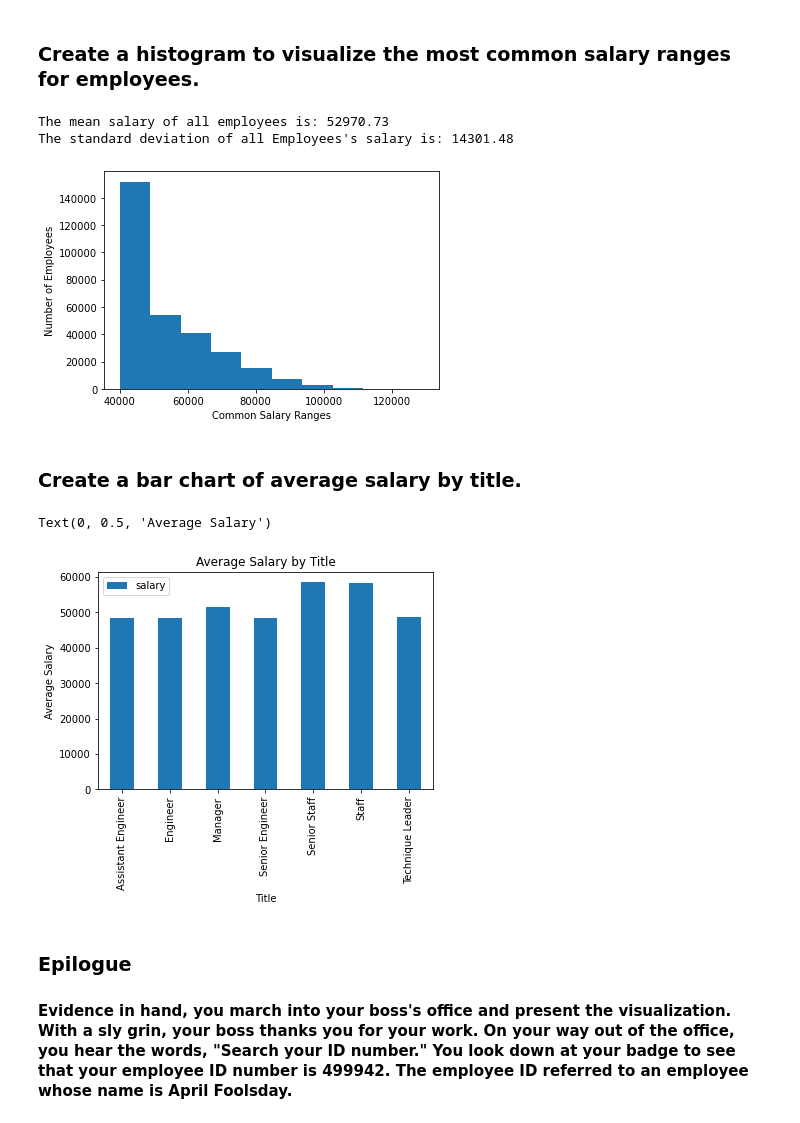
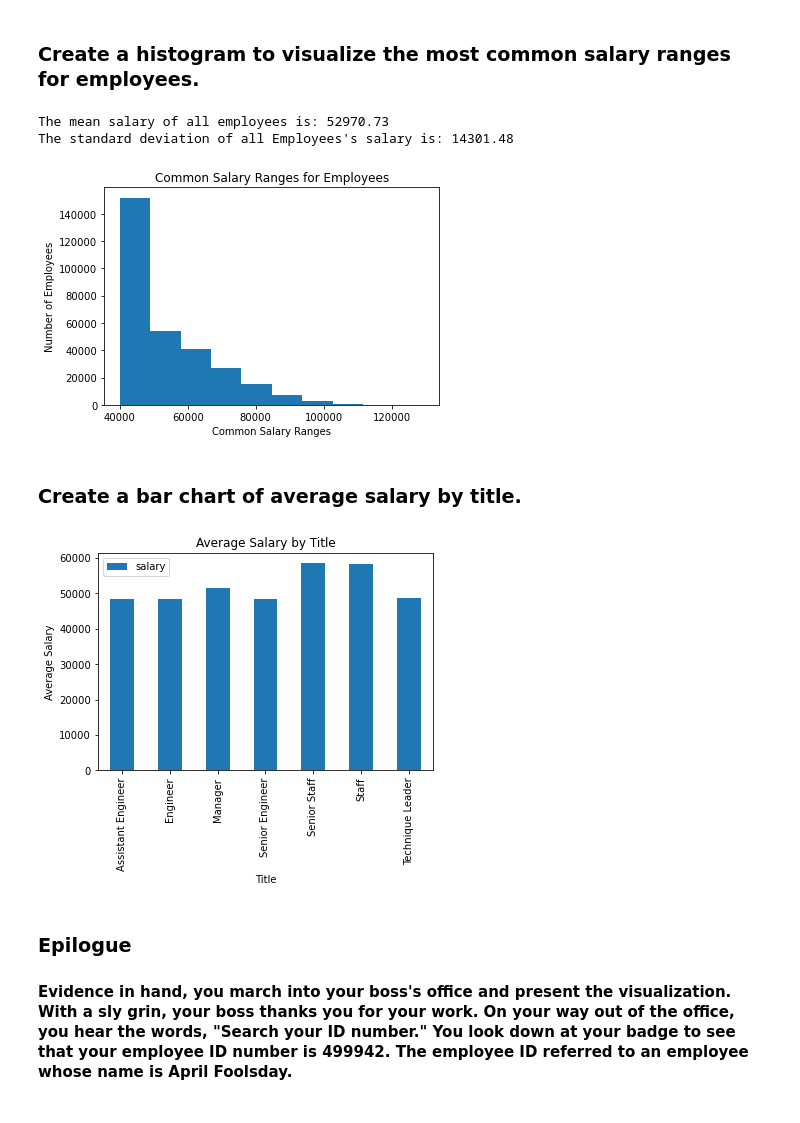
Before and after one commit to Kpearson72/sql-challenge, a Jupyter notebook: EmployeeSQL/Bonus-SQLAlchemy/Bonus_SQLalchemy.ipynb, the cells around one changed output. Drawn from its saved outputs; the diff is of its cells as text; code cells hidden in the pictures.

Commit message:
add bbox_inches=tight to code to save image. Also adding text and images to Readme

```diff
--- a/EmployeeSQL/Bonus-SQLAlchemy/Bonus_SQLalchemy.ipynb
+++ b/EmployeeSQL/Bonus-SQLAlchemy/Bonus_SQLalchemy.ipynb
@@ -263,24 +263,26 @@ average_salary.head()
 # %%
 # Create a histogram to visualize the most common salary ranges for employees.
 print(f"The mean salary of all employees is: {round(employee_salaries.salary.mean(),2)}")
 print(f"The standard deviation of all Employees's salary is: {round(employee_salaries.salary.std(),2)}")
 plt.hist(employee_salaries.salary, bins = 10)
 plt.xlabel("Common Salary Ranges")
 plt.ylabel("Number of Employees")
+plt.title('Common Salary Ranges for Employees')
+plt.savefig('../Images/common_salary.png', bbox_inches='tight')
 plt.show()
 # %% [output]
 The mean salary of all employees is: 52970.73
 The standard deviation of all Employees's salary is: 14301.48
-[figure, old version]
+[figure, new version]
 # %% [markdown]
 ### Create a bar chart of average salary by title.
 # %%
 # Plot Bar Chart
-avg_salary = average_salary.plot.bar(title = 'Average Salary by Title')
-avg_salary.set_xlabel('Title')
-avg_salary.set_ylabel('Average Salary')
+ax = average_salary.plot.bar(title = 'Average Salary by Title')
+ax.set_xlabel('Title')
+ax.set_ylabel('Average Salary')
+ax.figure.savefig('../Images/avgSalary_title.png', bbox_inches='tight')
 # %% [output]
-Text(0, 0.5, 'Average Salary')
 [figure]
 # %% [markdown]
 ### Epilogue
```
Also changed, not shown: 4 other files.
